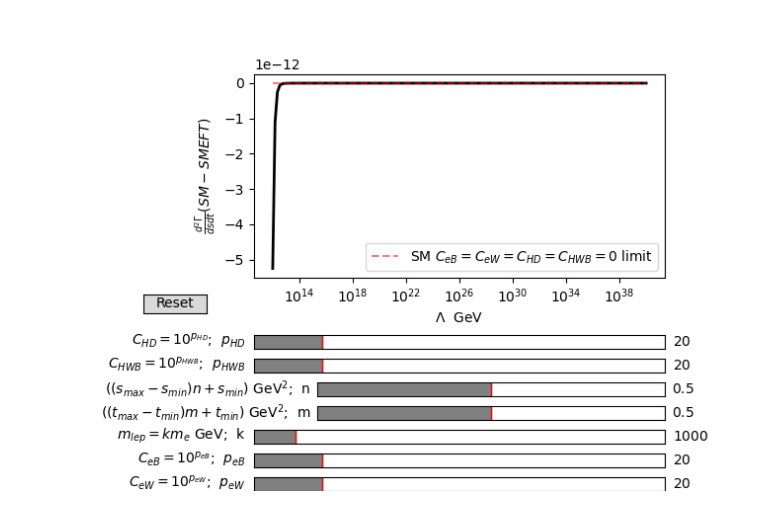
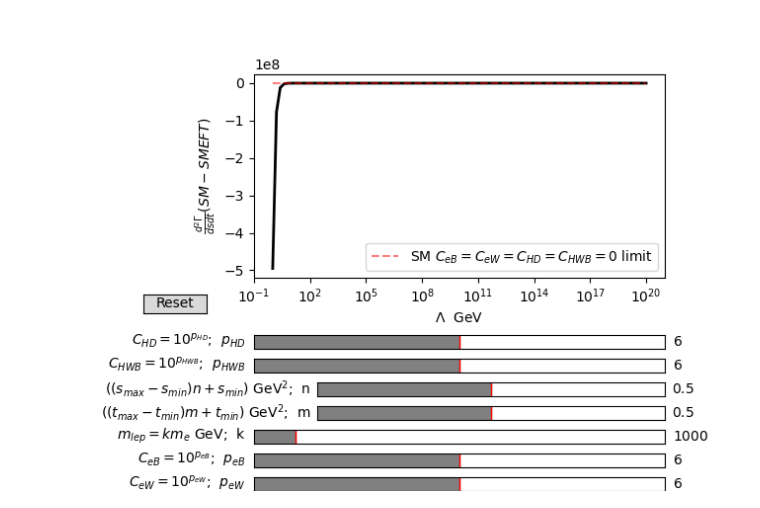
Before and after one commit to lucatocci/Masters, a Jupyter notebook: Masters Project/Tree-Level-eBeW-Quartic-f6-Interactive.ipynb, the cells around one changed output. Cells and saved outputs as stored; diff of their text form; code cells hidden in the pictures.

```diff
--- a/Masters Project/Tree-Level-eBeW-Quartic-f6-Interactive.ipynb
+++ b/Masters Project/Tree-Level-eBeW-Quartic-f6-Interactive.ipynb
@@ -209,5 +90,5 @@ plt.show()
 # %%
-Lambdas = np.logspace(12,40,160)
+Lambdas = np.logspace(0,20,100)
 
 def SM_decay(n, m, k_ml, p_HD, p_HWB, cos, sin, p_eB, p_eW, Lambdas):
     ml = k_ml * m_e
@@ -226,13 +107,13 @@ def SM_decay(n, m, k_ml, p_HD, p_HWB, cos, sin, p_eB, p_eW, Lambdas):
     C_eW_conj = C_eW
     return diff_decay(s_pick, t_pick, ml, v_alt, cos, sin, C_eB, C_eW, C_eB_conj, C_eW_conj, Lambdas)[1]
 
-init_p_HD = 20
-init_p_HWB = 20
+init_p_HD = 6
+init_p_HWB = 6
 init_n = 0.5
 init_m = 0.5
 init_k_ml = 1000
-init_p_eB = 20
-init_p_eW = 20
+init_p_eB = 6
+init_p_eW = 6
 
 fig, ax = plt.subplots()
 line, = ax.plot(Lambdas, SM_decay(init_n, init_m, init_k_ml, init_p_HD, init_p_HWB, cos, sin, init_p_eB, init_p_eW, Lambdas), lw=2, color = 'black')
@@ -249,8 +130,8 @@ ax_p_HD = fig.add_axes([0.25, 0.3, 0.65, 0.03])
 p_HD_slider = Slider(
     ax=ax_p_HD,
     label=r'$C_{HD}=10^{p_{HD}}$;  $p_{HD}$',
-    valmin=15,
-    valmax=45,
+    valmin=0,
+    valmax=12,
     valinit=init_p_HD,
     color = 'gray')
 
@@ -258,8 +139,8 @@ ax_p_HWB = fig.add_axes([0.25, 0.25, 0.65, 0.03])
 p_HWB_slider = Slider(
     ax=ax_p_HWB,
     label=r'$C_{HWB}=10^{p_{HWB}}$;  $p_{HWB}$',
-    valmin=15,
-    valmax=45,
+    valmin=0,
+    valmax=12,
     valinit=init_p_HWB,
     color = 'gray')
 
@@ -294,8 +175,8 @@ ax_C_eB = fig.add_axes([0.25, 0.05, 0.65, 0.03])
 p_eB_slider = Slider(
     ax=ax_C_eB,
     label=r'$C_{eB} = 10^{p_{eB}}$;  $p_{eB}$',
-    valmin=15,
-    valmax=45,
+    valmin=0,
+    valmax=12,
     valinit=init_p_eB,
     color = 'gray')
 
@@ -303,37 +184,37 @@ ax_C_eW = fig.add_axes([0.25, 0.0, 0.65, 0.03])
 p_eW_slider = Slider(
     ax=ax_C_eW,
     label=r'$C_{eW} = 10^{p_{eW}}$;  $p_{eW}$',
-    valmin=15,
-    valmax=45,
+    valmin=0,
+    valmax=12,
     valinit=init_p_eW,
     color = 'gray')
 
 def update(val):
     line.set_ydata(SM_decay(n_slider.val, m_slider.val, k_ml_slider.val, p_HD_slider.val, p_HWB_slider.val, cos, sin, p_eB_slider.val, p_eW_slider.val, Lambdas))
     line1.set_ydata(SM_decay(n_slider.val, m_slider.val, k_ml_slider.val, -np.inf, -np.inf, cos, sin, -np.inf, -np.inf, Lambdas))
     fig.canvas.draw_idle()
 
 p_HD_slider.on_changed(update)
 p_HWB_slider.on_changed(update)
 n_slider.on_changed(update)
 m_slider.on_changed(update)
 k_ml_slider.on_changed(update)
 p_eB_slider.on_changed(update)
 p_eW_slider.on_changed(update)
 
 resetax = fig.add_axes([0.075, 0.375, 0.1, 0.04])
 button = Button(resetax, 'Reset', hovercolor='0.975')
 
 def reset(event):
     p_HD_slider.reset()
     p_HWB_slider.reset()
     n_slider.reset()
     m_slider.reset()
     k_ml_slider.reset()
     p_eB_slider.reset()
     p_eW_slider.reset()
 button.on_clicked(reset)
 
 plt.show()
 # %% [output]
-[figure, old version]
+[figure, new version]
```
Also changed, not shown: parts of 1 cell of this notebook, 11 other files.
